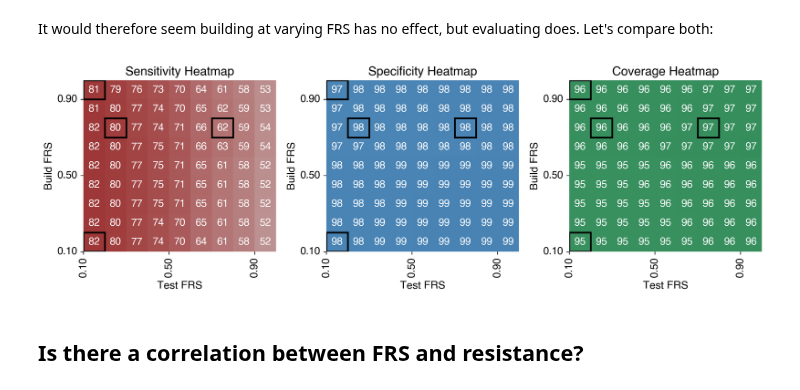
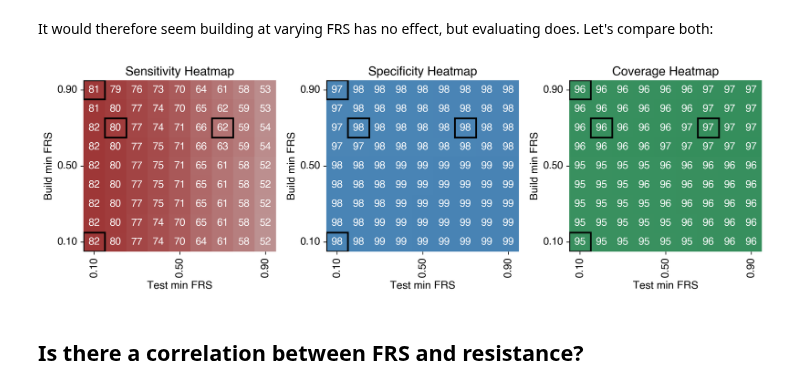
Before and after one commit to fowler-lab/tb-bdq-cat, a Jupyter notebook: results.ipynb, the cells around one changed output. Cells and saved outputs as stored; diff of their text form; code cells hidden in the pictures.

```diff
--- a/results.ipynb
+++ b/results.ipynb
@@ -293,7 +275,7 @@ For example, when doing 'df[col].method(value, inplace=True)', try using 'df.met
   all.FRS.fillna(1, inplace=True)
 # %%
 #build the catalogue on the dataset without mmpL5 and mmpS5
-catalogue = BuildBinaryCatalogue(samples=samples, mutations=cat_mutations, FRS=0.1, tails='two', test='Binomial', background=0.1, strict_unlock=True)
+catalogue = BinaryBuilder(samples=samples, mutations=cat_mutations, FRS=0.1).build(tails='two', test='Binomial', background=0.1, strict_unlock=True)
 
 #build a piezo-format catalogue dataframe
 catalogue_df = catalogue.build_piezo("NC_000962.3", f"BDQ-2024.11", "1.1", "BDQ", piezo_wildcards)
@@ -1026,19 +1008,19 @@ To provide some measure of uncertainty in the performance of our catalogue, we c
 # %%
 X = all.UNIQUEID.unique()
 
-#create split object
+# create split object
 rs = ShuffleSplit(n_splits=5, test_size=0.2, random_state=0)
 train_indices, test_indices = [], []
-#for each fold, create training and test splits
+# for each fold, create training and test splits
 for i, (train_index, test_index) in enumerate(rs.split(X)):
     train_indices.append(train_index)
     test_indices.append(test_index)
 
-#for each fold...
+# for each fold...
 isolate_cov, specificities, sensitivities, cms = [], [], [], []
 for fold in range(len(train_indices)):
     train_ids, test_ids = [], []
-    #assign samples to the traininga and test sets in each fold
+    # assign samples to the traininga and test sets in each fold
     for i in train_indices[fold]:
         train_ids.append(X[i])
     for j in test_indices[fold]:
@@ -1048,10 +1030,7 @@ for fold in range(len(train_indices)):
     train_mutations = cat_mutations[cat_mutations.UNIQUEID.isin(train_ids)]
     test_df = all[all.UNIQUEID.isin(test_ids)]
     # construct the catalogue and export as piezo dataframe
-    BuildBinaryCatalogue(
-        train_samples,
-        train_mutations,
-        FRS=0.1,
+    BinaryBuilder(train_samples, train_mutations, FRS=0.1).build(
         test="Binomial",
         tails="two",
         strict_unlock=True,
@@ -1059,18 +1038,18 @@ for fold in range(len(train_indices)):
     ).to_piezo(
         "NC_000962.3",
         "BDQ-FRS-0.1-2024.06",
-        '1.1',
+        "1.1",
         "BDQ",
         piezo_wildcards,
-        outfile=f'./catalogues/manuscript/catomatic_2b/fold_{str(fold)}.csv',
+        outfile=f"./catalogues/manuscript/catomatic_2b/fold_{str(fold)}.csv",
     )
-    #measure performance on that fold's test set
+    # measure performance on that fold's test set
     cm, _cov, _sens, _spec, _FN_ids, _FP_ids = piezo_predict(
         test_df,
         f"./catalogues/manuscript/catomatic_2b/fold_{str(fold)}.csv",
         "BDQ",
         Print=False,
-        U_to_S=False
+        U_to_S=False,
     )
     isolate_cov.append(_cov)
     specificities.append(_spec)
@@ -1091,13 +1070,17 @@ for i in range(len(mean)):
 
 df_cm = pd.DataFrame(mean, index=["R", "S"], columns=["R", "S", "U"])
 
-print ('Performance for 5-fold cross-validated catalogue:\n')
+print("Performance for 5-fold cross-validated catalogue:\n")
 
 print("isolate_cov", isolate_cov)
 print("specificity", specificity)
 print("sensitivity", sensitivity)
 
-utils.plot_truthtables(df_cm, U_to_S=False, colors=["#666666", "#cccccc", "#999999", "#cccccc","#cccccc","#cccccc" ])
+utils.plot_truthtables(
+    df_cm,
+    U_to_S=False,
+    colors=["#666666", "#cccccc", "#999999", "#cccccc", "#cccccc", "#cccccc"],
+)
 # %% [output]
 Performance for 5-fold cross-validated catalogue:
 
@@ -1354,7 +1337,7 @@ for i in np.arange(0.1, 1, 0.01):
     catalogue_name = f"BDQ-{int(i*100)}-2024.11"
     csv_path = f"./catalogues/manuscript/var_frs/catalogue_{int(i*100)}.csv"
 
-    catalogue =  BuildBinaryCatalogue(samples, cat_mutations, FRS=i, test='Binomial', tails='two', strict_unlock=True, background=0.1)
+    catalogue =  BinaryBuilder(samples, cat_mutations, FRS=i).build(test='Binomial', tails='two', strict_unlock=True, background=0.1)
     catalogue.to_piezo("NC_000962.3", catalogue_name, "1.1", "BDQ", piezo_wildcards, outfile=f"./catalogues/manuscript/var_frs/catalogue_{int(i*100)}.csv")
     #save catalogue at FRS 0.9 as catomatic 7
     if np.round(i, 2) == 0.9:
@@ -1479,38 +1462,38 @@ plt.rcParams["font.family"] = "Helvetica"
 plt.rcParams["font.size"] = 12
 plt.rcParams["figure.figsize"] = (6.69, 5.02)
 
 highlighted_cells = [(8, 0), (6, 1), (6, 6), (0, 0)]  # Modify these based on your data
 
 # Define the specific tick positions and labels
 selected_ticks = [0.1, 0.5, 0.9]  # Values to display on both axes
 
 fig, axes = plt.subplots(1, 3, figsize=(12, 4))
 
 for i, (df, title, cmap) in enumerate(zip([sensitivity_df, specificity_df, coverage_df],
                                           ["Sensitivity Heatmap", "Specificity Heatmap", "Coverage Heatmap"],
                                           colormaps)):
     ax = sns.heatmap(df, annot=True, cmap=cmap, ax=axes[i], vmin=30, vmax=100, cbar=False)
     ax.set_title(title)
-    ax.set_xlabel("Test FRS", fontsize=12.5)
-    ax.set_ylabel("Build FRS", fontsize=12.5)
+    ax.set_xlabel("Test min FRS", fontsize=12.5)
+    ax.set_ylabel("Build min FRS", fontsize=12.5)
     ax.invert_yaxis()  # Make sure the y-axis starts with the smallest value
 
     # Set custom tick labels
-    ax.set_xticks([df.columns.get_loc(tick) for tick in selected_ticks])  # Find column positions for 0.1, 0.5, 0.9
+    ax.set_xticks([df.columns.get_loc(tick)+0.5 for tick in selected_ticks])  # Find column positions for 0.1, 0.5, 0.9
     ax.set_xticklabels([f"{tick:.2f}" for tick in selected_ticks])
 
-    ax.set_yticks([df.index.get_loc(tick) for tick in selected_ticks])  # Find row positions for 0.1, 0.5, 0.9
+    ax.set_yticks([df.index.get_loc(tick)+0.5 for tick in selected_ticks])  # Find row positions for 0.1, 0.5, 0.9
     ax.set_yticklabels([f"{tick:.2f}" for tick in selected_ticks])
 
     # Add boxes to highlight important areas
     for row, col in highlighted_cells:
         rect = patches.Rectangle((col, row), 1, 1, linewidth=2, edgecolor='black', facecolor='none')
         ax.add_patch(rect)
 
 plt.tight_layout()
 plt.show()
 # %% [output]
-[figure, old version]
+[figure, new version]
 # %% [markdown]
 ## Is there a correlation between FRS and resistance?
 # %% [markdown]
```
Also changed, not shown: parts of 5 cells of this notebook, 12 other files.
